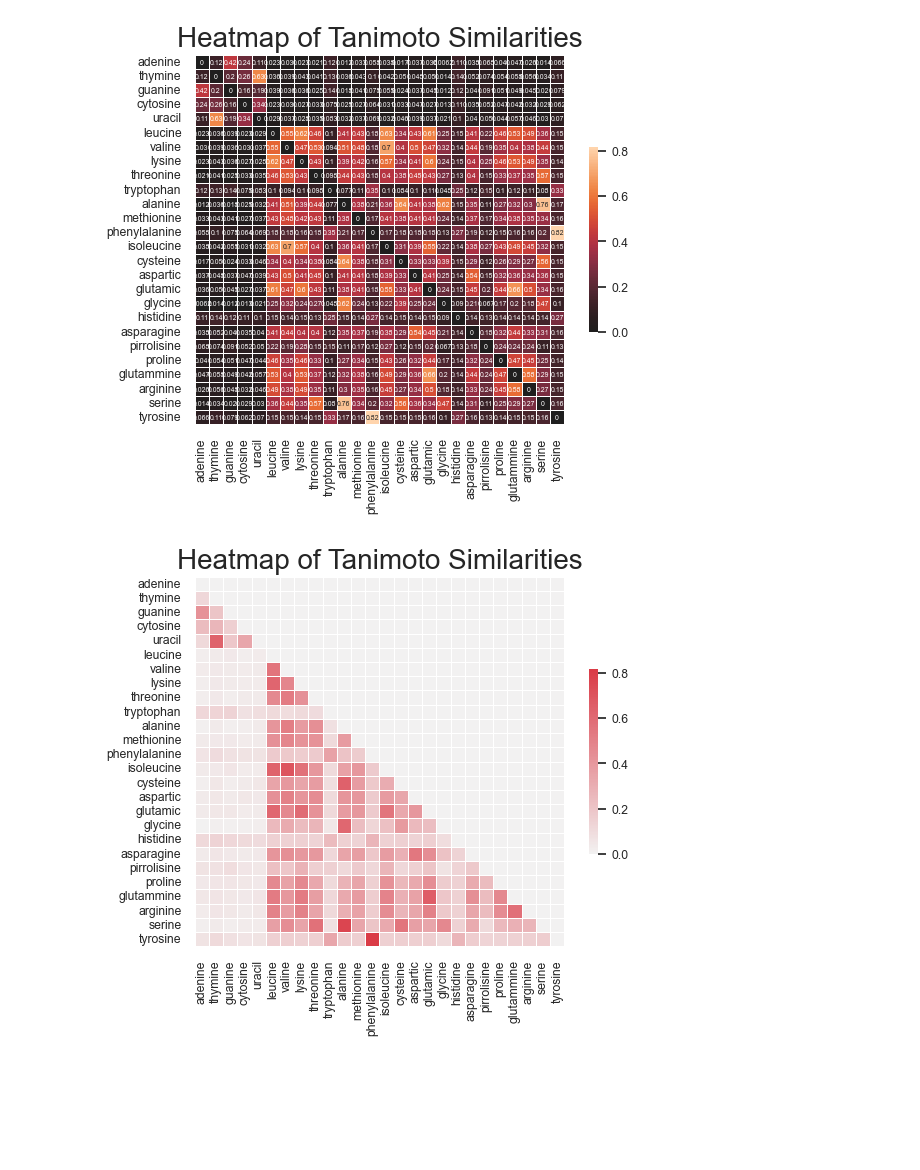
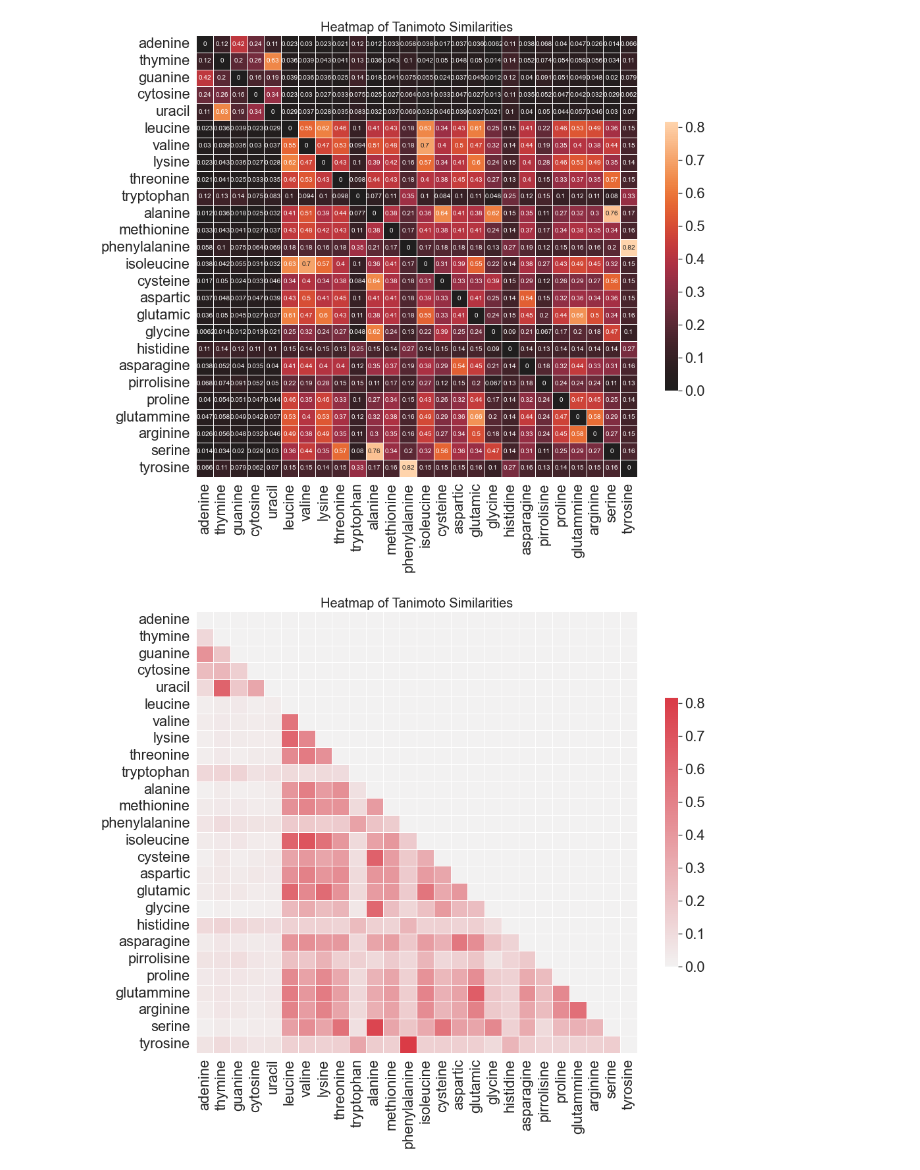
Before and after one commit to Daniele-Dondi/tanimoto_similarities, a Jupyter notebook: Tanimoto.ipynb, the cells around one changed output. Cells and saved outputs as stored; diff of their text form; code cells hidden in the pictures; blank space fills up the shorter version.

```diff
--- a/Tanimoto.ipynb
+++ b/Tanimoto.ipynb
@@ -6,6 +6,7 @@ from pathlib import Path
 import seaborn as sns
 import numpy as np
 import matplotlib.pyplot as plt
+from matplotlib import pyplot
 from rdkit import Chem
 from rdkit import DataStructs
 from rdkit.ML.Cluster import Butina
@@ -56,37 +57,42 @@ tri_lower_diag = np.tril(similarities, k=0)
 # Write similarities
 f = open("similarities.txt", "w")
 print (similarities, file=f)
 f.close()
 f = open("similarities_lower_tri.txt", "w")
 print (tri_lower_diag, file=f)
 f.close()
 
-# Visualize the similarities
-normal_heatmap(similarities)
-lower_tri_heatmap(similarities)
 
 
 def normal_heatmap (sim):
     global labels
-    sns.set(font_scale=0.8)
+    sns.set(font_scale=2)
+    pyplot.figure(figsize=(15, 15)) # width and height in inches
     # Generate the plot
-    plot = sns.heatmap(sim, annot = True, annot_kws={"fontsize":5}, center=0,
+    plot = sns.heatmap(sim, annot = True, annot_kws={"fontsize":10}, center=0,
             square=True, xticklabels=labels, yticklabels=labels, linewidths=.7, cbar_kws={"shrink": .5})
     plt.title('Heatmap of Tanimoto Similarities', fontsize = 20) # title with fontsize 20
     plt.show()
     # Save the plot
     fig = plot.get_figure()
     fig.savefig("tanimoto_heatmap.png")
 
 
 def lower_tri_heatmap (sim):
+    pyplot.figure(figsize=(15, 15)) # width and height in inches
     cmap = sns.diverging_palette(220, 10, as_cmap=True)
     lower_tri_plot = sns.heatmap(tri_lower_diag, annot = False, cmap=cmap,center=0,
             square=True, xticklabels=labels, yticklabels=labels, linewidths=.7, cbar_kws={"shrink": .5})
     plt.title('Heatmap of Tanimoto Similarities', fontsize = 20)
     plt.show()
     fig = lower_tri_plot.get_figure()
     fig.savefig("tanimoto_heatmap_lw_tri.png")
+
+
+
+# Visualize the similarities
+normal_heatmap(similarities)
+lower_tri_heatmap(similarities)
 # %% [output]
-[figure, old version]
+[figure, new version]
-[figure, old version]
+[figure, new version]
```
Also changed, not shown: 2 other files.
